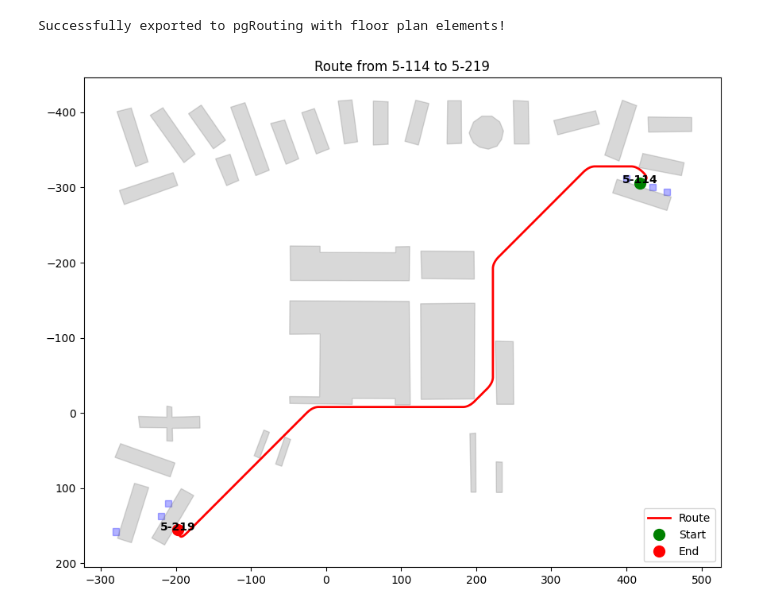
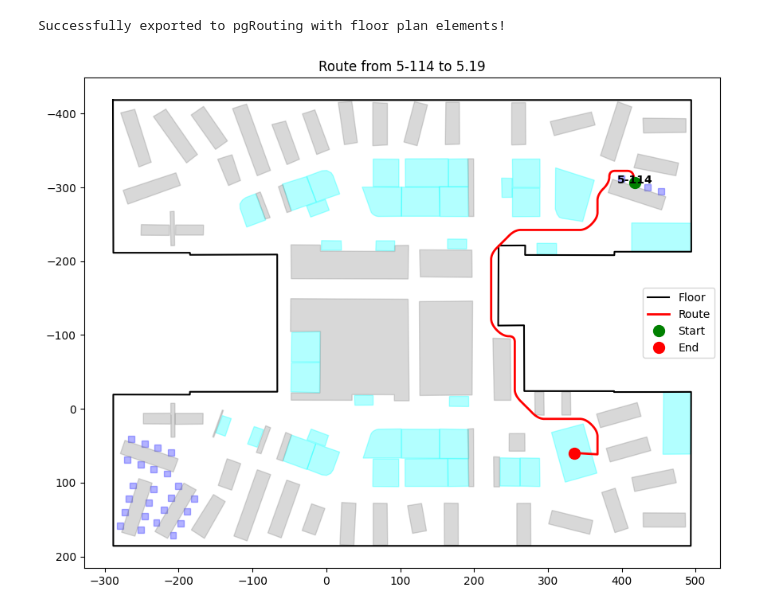
Before and after one commit to ShawInnes/learn-svgrouting, a Jupyter notebook: route-extractor.ipynb, the cells around one changed output. Saved outputs shown, nothing was run; the diff lists cells and outputs as text; code cells hidden in the pictures.

```diff
--- a/route-extractor.ipynb
+++ b/route-extractor.ipynb
@@ -156,0 +181,4 @@ def extract_obstacles_with_full_path_support(svg_root):
+# %%
+root = load_file('data/level5.svg')
+
+unary_union([room[0] for room in extract_rooms(root)])
@@ -174,0 +205,5 @@ unary_union(desk_polygons)
+# %%
+# Extract meeting room
+rooms = extract_rooms(root)
+room_polygons = [room[0] for room in rooms]
+unary_union(room_polygons)
@@ -179,12 +216,19 @@ import matplotlib.pyplot as plt
 # Plot
 fig, ax = plt.subplots(figsize=(6, 6))
 
+x, y = floor.exterior.xy
+ax.fill(x, y, color='#2724c3', alpha=0.3)
+
 for desk, desk_id in desks:
     x, y = desk.exterior.xy
     ax.fill(x, y, color='blue', alpha=0.8)
 
-for poly in obstacles:
-    x, y = poly.exterior.xy
+for room, door, room_id in rooms:
+    x, y = room.exterior.xy
+    ax.fill(x, y, color='cyan', alpha=0.8)
+
+for obstacle in obstacles:
+    x, y = obstacle.exterior.xy
     ax.fill(x, y, color='gray', alpha=0.8)
 
 ax.set_title("Rectangular Desks and Obstacles from SVG")
@@ -724,44 +829,55 @@ def _parse_point_text(point_text):
     coords = re.findall(r'-?[0-9]*\.?[0-9]+', point_text)
     return (float(coords[0]), float(coords[1]))
 # %%
-
 SOURCE = '5-114'
-DESTINATION = '5-219'
+DESTINATION = '5.19'
 
 # Calculate and plot the route
-route_coords = find_route_between_desks(SOURCE, DESTINATION, smooth_iterations=3)
+route_coords = find_route_between_entities(source_id=SOURCE,
+                                           destination_id=DESTINATION,
+                                           source_type="desk",
+                                           destination_type="room",
+                                           smooth_iterations=3)
 
 if route_coords:
     # Plot everything as before
     fig, ax = plt.subplots(figsize=(12, 8))
+
+    # Plot the floor boundary
+    x, y = floor.exterior.xy
+    ax.plot(x, y, 'k-', label='Floor')
 
     # Plot desks
     for desk, desk_id in desks:
         x, y = desk.exterior.xy
         ax.fill(x, y, color='blue', alpha=0.3)
         if desk_id and (desk_id == SOURCE or desk_id == DESTINATION):
             ax.text(desk.centroid.x, desk.centroid.y - 4, desk_id, fontsize=10, ha='center', va='center', weight='bold')
+
+    for room, door, room_id in rooms:
+        x, y = room.exterior.xy
+        ax.fill(x, y, color='cyan', alpha=0.3)
 
     # Plot obstacles
     for poly in obstacles:
         x, y = poly.exterior.xy
         ax.fill(x, y, color='gray', alpha=0.3)
 
     # Plot the route
     route_x, route_y = zip(*route_coords)
     ax.plot(route_x, route_y, 'r-', linewidth=2, label='Route')
 
     # Highlight start and end points
     ax.plot(route_x[0], route_y[0], 'go', markersize=10, label='Start')
     ax.plot(route_x[-1], route_y[-1], 'ro', markersize=10, label='End')
 
     ax.set_title(f"Route from {SOURCE} to {DESTINATION}")
     ax.legend()
     ax.set_aspect('equal')
     ax.grid(False)
     plt.gca().invert_yaxis()
     plt.show()
 else:
     print("Could not find a route between the specified desks")
 # %% [output]
-[figure, old version]
+[figure, new version]
```
Also changed, not shown: parts of 16 cells of this notebook, 1 other file.
